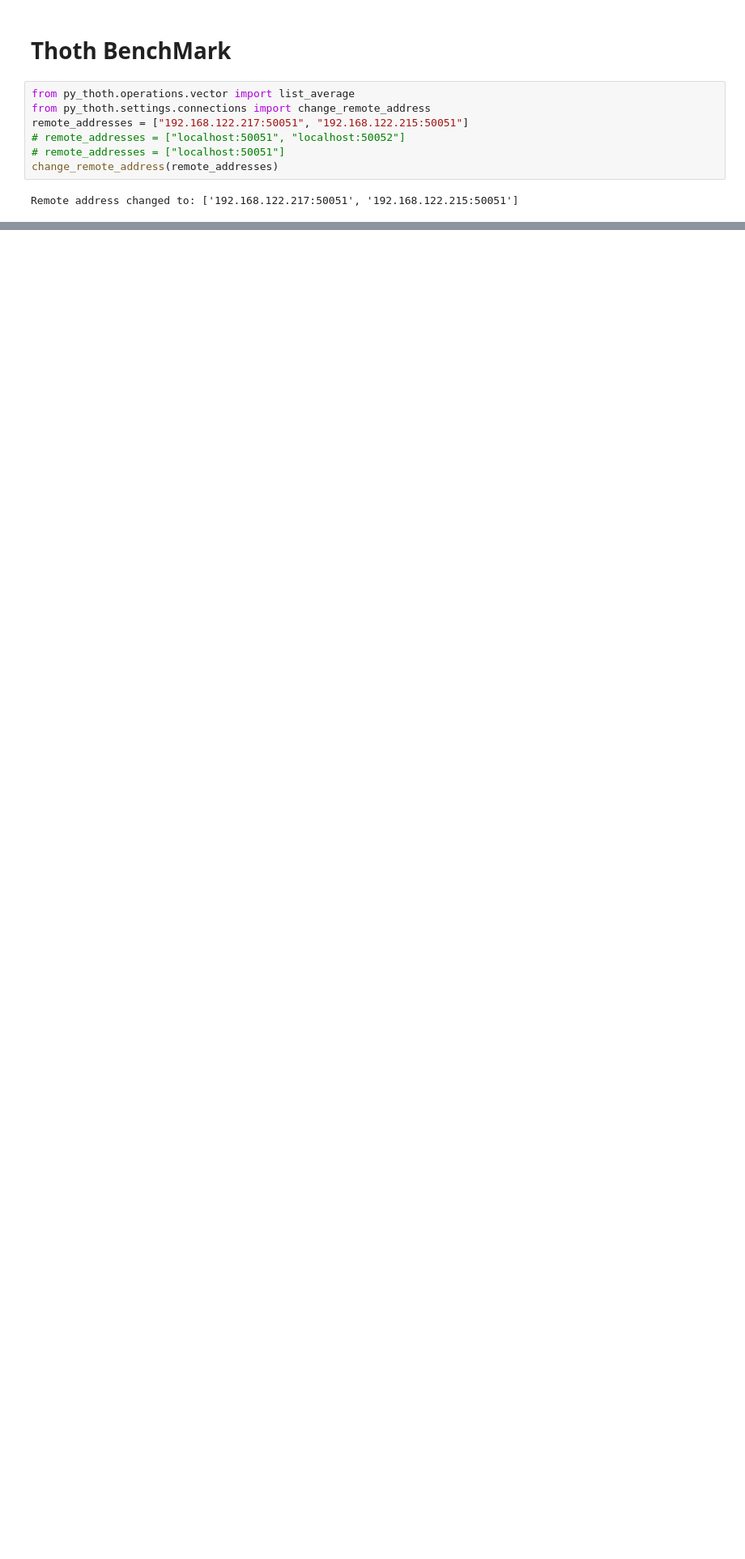
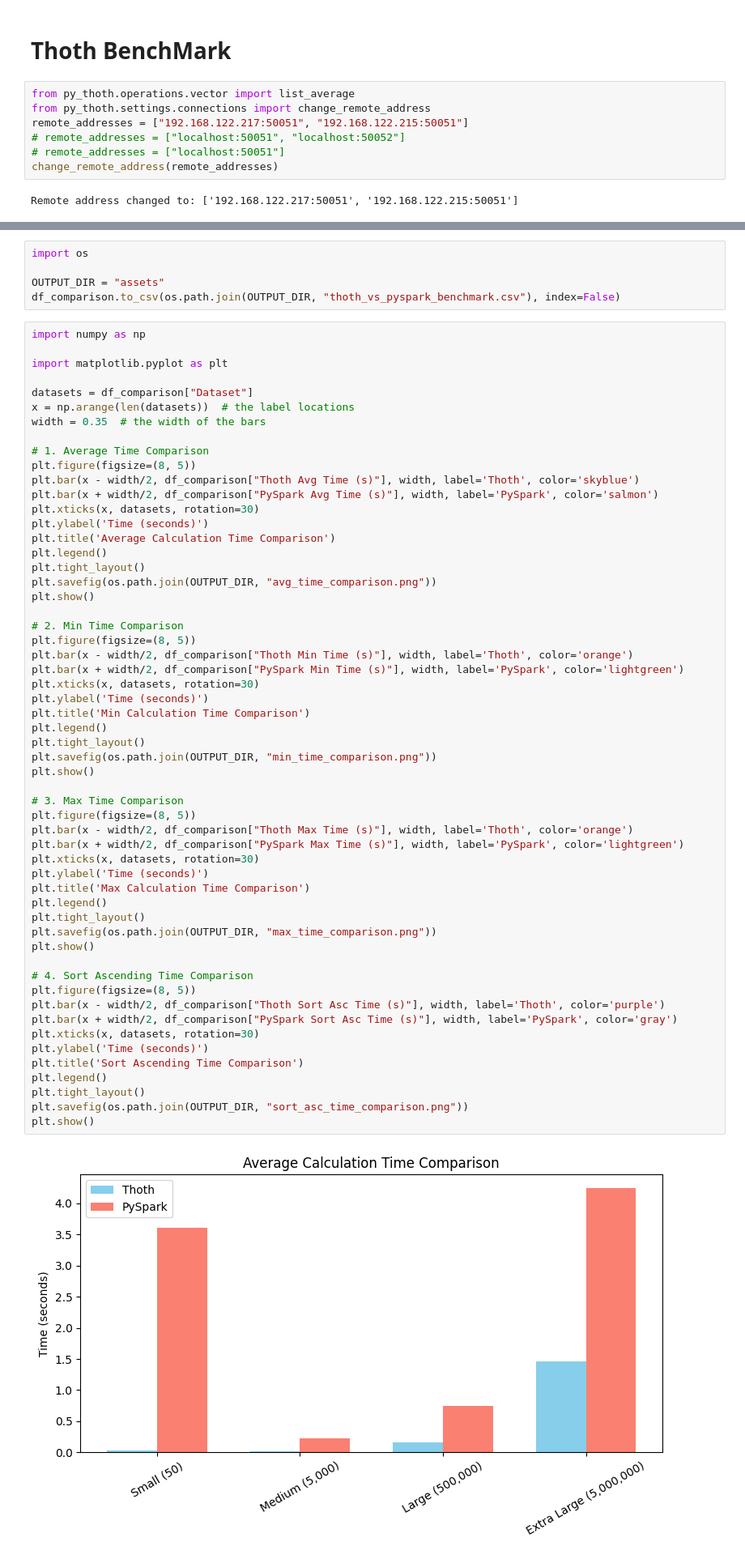
Before and after one commit to AhmedMousa-ag/thoth, a Jupyter notebook: benchmark.ipynb, the cells around one changed output, grey strips where cells are left out. Shown: that part at 81% size. Saved outputs shown, nothing was run; the diff lists cells and outputs as text; blank space fills up the shorter version.

Commit message:
feat(benchmark): full operations

```diff
--- a/benchmark.ipynb
+++ b/benchmark.ipynb
@@ -144,0 +503,63 @@ KeyboardInterrupt:
+# %%
+import os
+
+OUTPUT_DIR = "assets"
+df_comparison.to_csv(os.path.join(OUTPUT_DIR, "thoth_vs_pyspark_benchmark.csv"), index=False)
+# %%
+import numpy as np
+
+import matplotlib.pyplot as plt
+
+datasets = df_comparison["Dataset"]
+x = np.arange(len(datasets))  # the label locations
+width = 0.35  # the width of the bars
+
+# 1. Average Time Comparison
+plt.figure(figsize=(8, 5))
+plt.bar(x - width/2, df_comparison["Thoth Avg Time (s)"], width, label='Thoth', color='skyblue')
+plt.bar(x + width/2, df_comparison["PySpark Avg Time (s)"], width, label='PySpark', color='salmon')
+plt.xticks(x, datasets, rotation=30)
+plt.ylabel('Time (seconds)')
+plt.title('Average Calculation Time Comparison')
+plt.legend()
+plt.tight_layout()
+plt.savefig(os.path.join(OUTPUT_DIR, "avg_time_comparison.png"))
+plt.show()
+
+# 2. Min Time Comparison
+plt.figure(figsize=(8, 5))
+plt.bar(x - width/2, df_comparison["Thoth Min Time (s)"], width, label='Thoth', color='orange')
+plt.bar(x + width/2, df_comparison["PySpark Min Time (s)"], width, label='PySpark', color='lightgreen')
+plt.xticks(x, datasets, rotation=30)
+plt.ylabel('Time (seconds)')
+plt.title('Min Calculation Time Comparison')
+plt.legend()
+plt.tight_layout()
+plt.savefig(os.path.join(OUTPUT_DIR, "min_time_comparison.png"))
+plt.show()
+
+# 3. Max Time Comparison
+plt.figure(figsize=(8, 5))
+plt.bar(x - width/2, df_comparison["Thoth Max Time (s)"], width, label='Thoth', color='orange')
+plt.bar(x + width/2, df_comparison["PySpark Max Time (s)"], width, label='PySpark', color='lightgreen')
+plt.xticks(x, datasets, rotation=30)
+plt.ylabel('Time (seconds)')
+plt.title('Max Calculation Time Comparison')
+plt.legend()
+plt.tight_layout()
+plt.savefig(os.path.join(OUTPUT_DIR, "max_time_comparison.png"))
+plt.show()
+
+# 4. Sort Ascending Time Comparison
+plt.figure(figsize=(8, 5))
+plt.bar(x - width/2, df_comparison["Thoth Sort Asc Time (s)"], width, label='Thoth', color='purple')
+plt.bar(x + width/2, df_comparison["PySpark Sort Asc Time (s)"], width, label='PySpark', color='gray')
+plt.xticks(x, datasets, rotation=30)
+plt.ylabel('Time (seconds)')
+plt.title('Sort Ascending Time Comparison')
+plt.legend()
+plt.tight_layout()
+plt.savefig(os.path.join(OUTPUT_DIR, "sort_asc_time_comparison.png"))
+plt.show()
+# %% [output]
+[figure, added]
```
Also changed, not shown: parts of 16 cells of this notebook.
